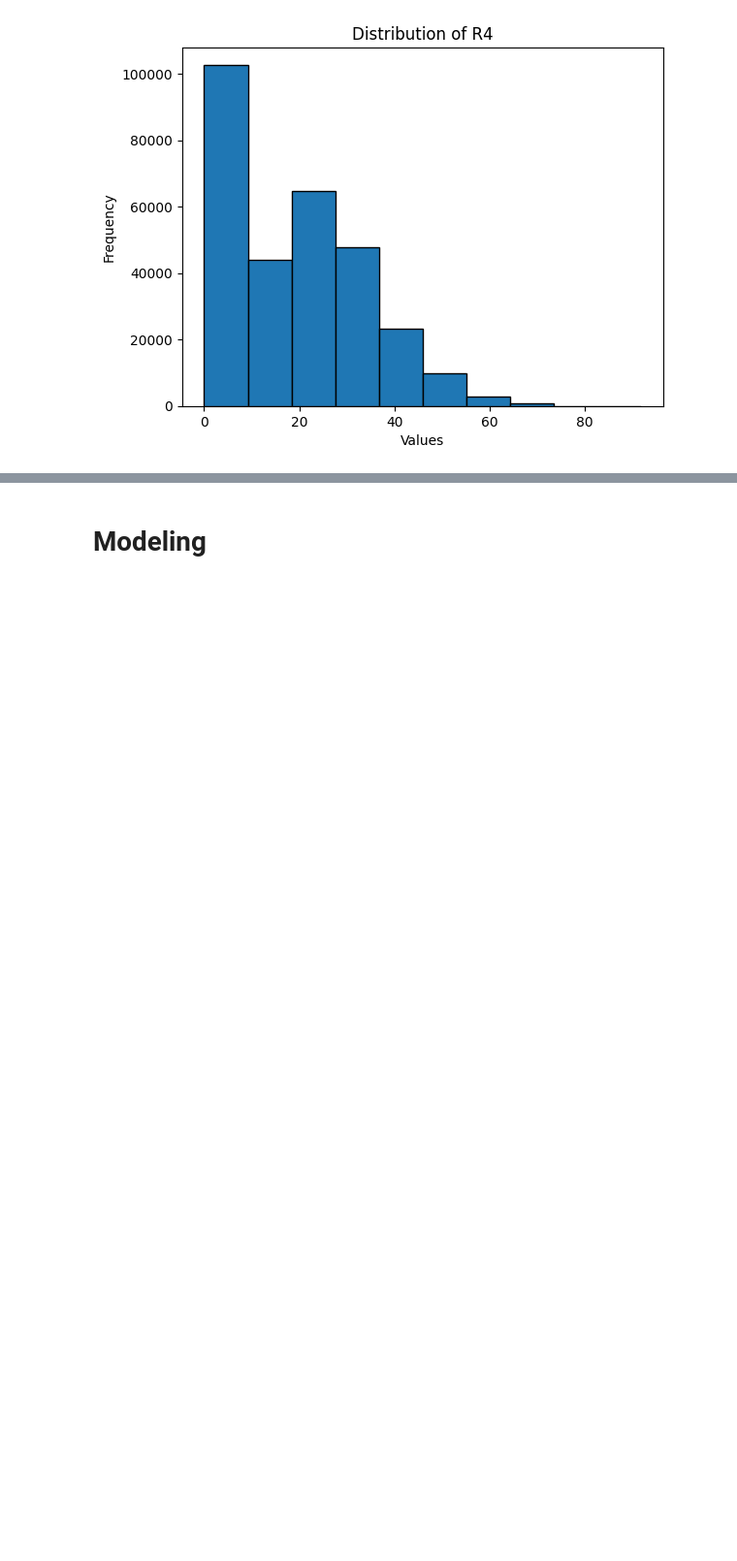
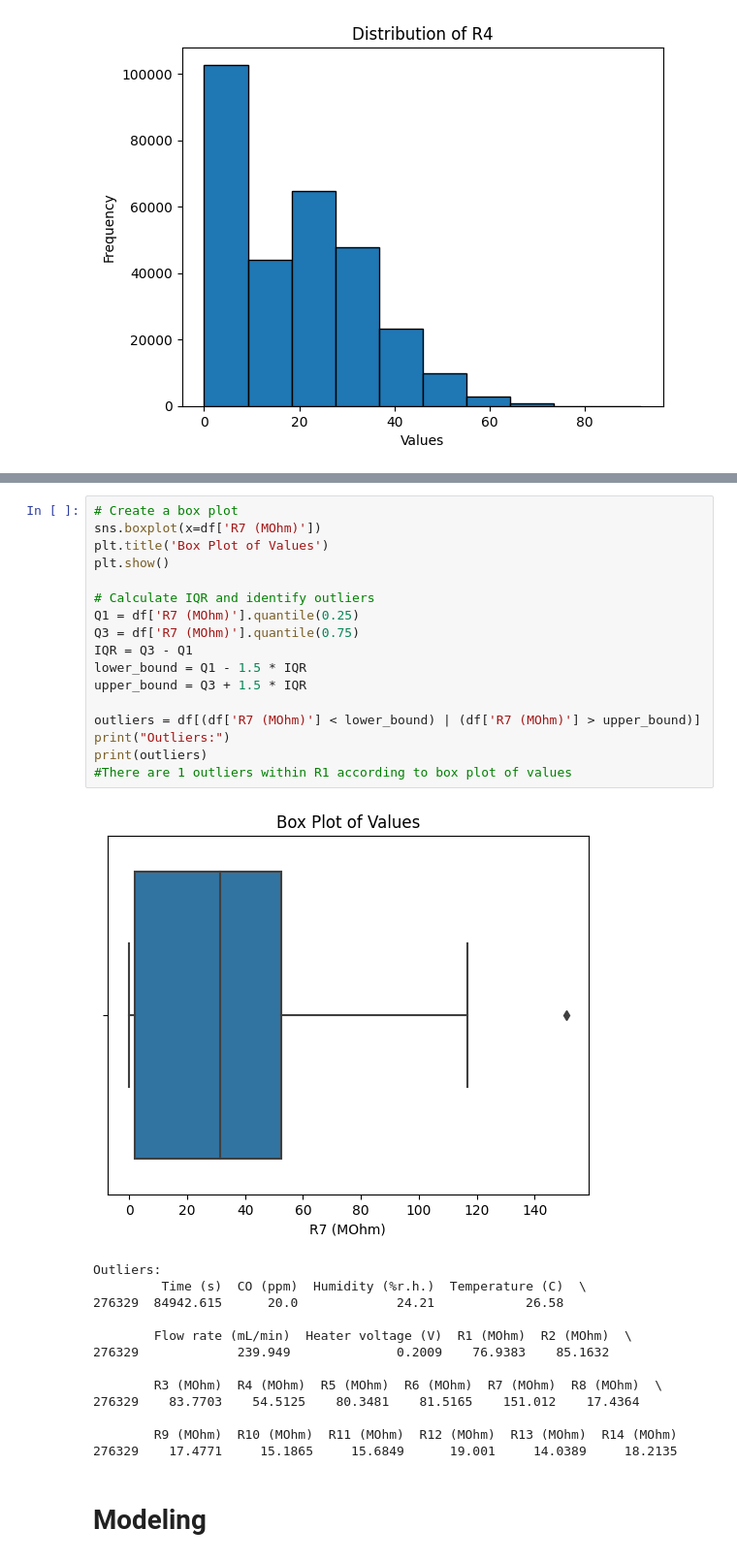
Before and after one commit to Jwdegames/GasSensorMLTasks, a Jupyter notebook: Catherine_gas_sensor_EDA.ipynb, the cells around one changed output, grey strips where cells are left out. Shown at 97% size. Saved outputs shown, nothing was run; the diff lists cells and outputs as text; blank space fills up the shorter version.

```diff
--- a/Catherine_gas_sensor_EDA.ipynb
+++ b/Catherine_gas_sensor_EDA.ipynb
@@ -243,3 +243,34 @@ Outliers:
+# %%
+# Create a box plot
+sns.boxplot(x=df['R7 (MOhm)'])
+plt.title('Box Plot of Values')
+plt.show()
+
+# Calculate IQR and identify outliers
+Q1 = df['R7 (MOhm)'].quantile(0.25)
+Q3 = df['R7 (MOhm)'].quantile(0.75)
+IQR = Q3 - Q1
+lower_bound = Q1 - 1.5 * IQR
+upper_bound = Q3 + 1.5 * IQR
+
+outliers = df[(df['R7 (MOhm)'] < lower_bound) | (df['R7 (MOhm)'] > upper_bound)]
+print("Outliers:")
+print(outliers)
+#There are 1 outliers within R1 according to box plot of values
+# %% [output]
+[figure, added]
+Outliers:
+         Time (s)  CO (ppm)  Humidity (%r.h.)  Temperature (C)  \
+276329  84942.615      20.0             24.21            26.58
+
+        Flow rate (mL/min)  Heater voltage (V)  R1 (MOhm)  R2 (MOhm)  \
+276329             239.949              0.2009    76.9383    85.1632
+
+        R3 (MOhm)  R4 (MOhm)  R5 (MOhm)  R6 (MOhm)  R7 (MOhm)  R8 (MOhm)  \
+276329    83.7703    54.5125    80.3481    81.5165    151.012    17.4364
+
+        R9 (MOhm)  R10 (MOhm)  R11 (MOhm)  R12 (MOhm)  R13 (MOhm)  R14 (MOhm)
+276329    17.4771     15.1865     15.6849      19.001     14.0389     18.2135
 # %% [markdown]
 # Modeling
 # %% [markdown]
```
Also changed, not shown: parts of 5 cells of this notebook.
